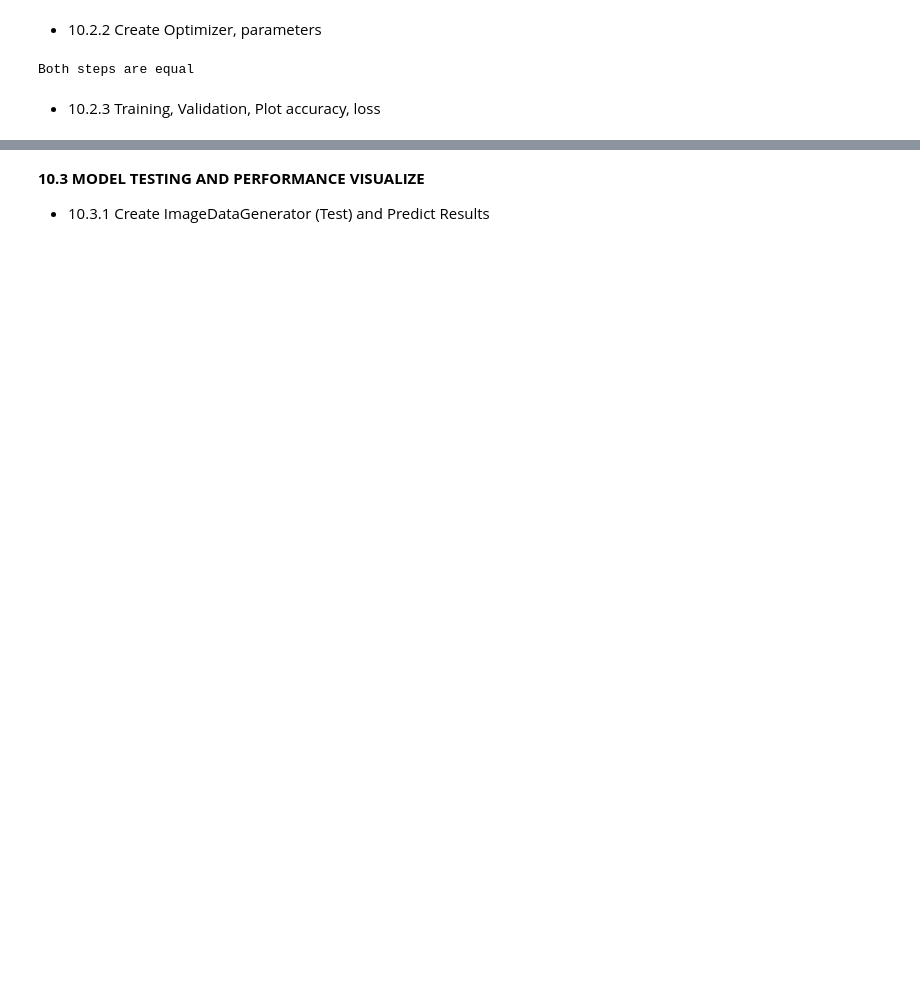
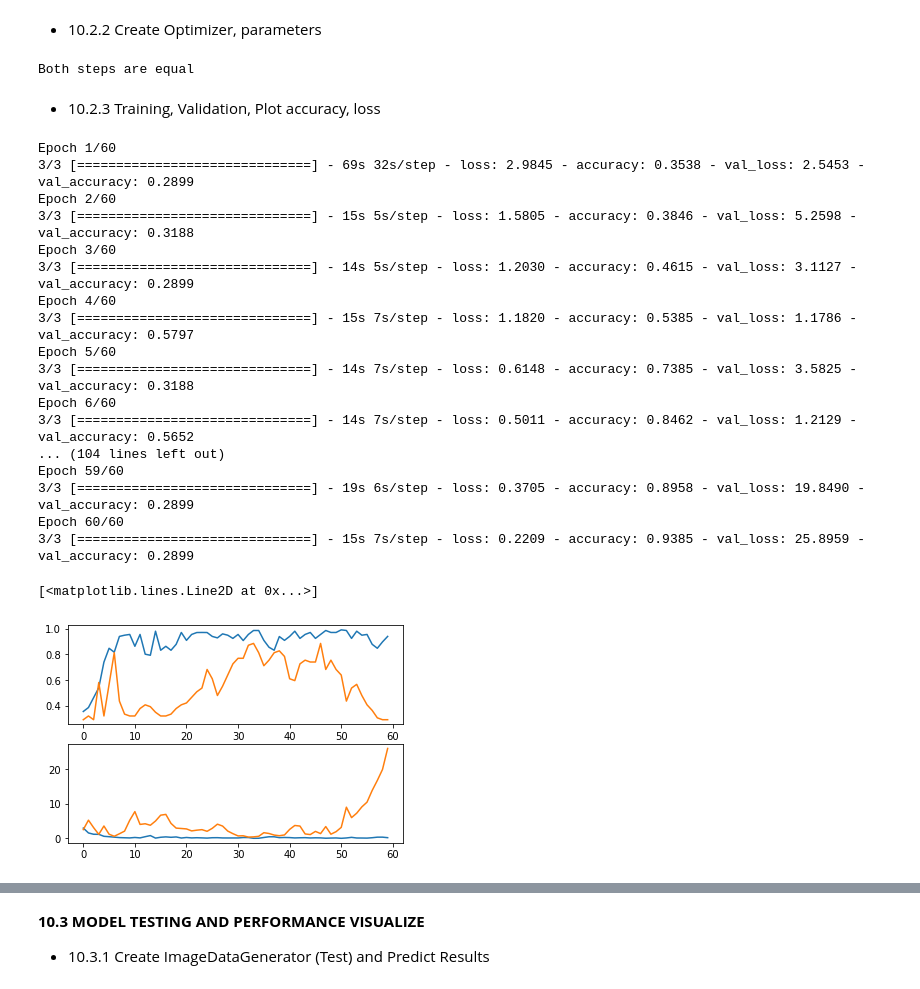
Before and after one commit to mrzombit/3D-SoftArch-Lab1, a Jupyter notebook: Activity/Activity#10/Lab10.ipynb, the cells around one changed output, grey strips where cells are left out. Cells and saved outputs as stored; diff of their text form; code cells hidden in the pictures; blank space fills up the shorter version.

```diff
--- a/Activity/Activity#10/Lab10.ipynb
+++ b/Activity/Activity#10/Lab10.ipynb
@@ -126,4 +131,32 @@ else :
 Both steps are equal
 # %% [markdown]
 - 10.2.3 Training, Validation, Plot accuracy, loss
+# %%
+EP = 60; # Number of Epoches
+history = model.fit(train_generator,
+                    steps_per_epoch = step_size_train,
+                    validation_data = val_generator,
+                    validation_steps = step_size_val,
+                    epochs = EP,
+                    verbose = 1)
+# %% [output]
+Epoch 1/60
+3/3 [==============================] - 69s 32s/step - loss: 2.9845 - accuracy: 0.3538 - val_loss: 2.5453 - val_accuracy: 0.2899
+Epoch 2/60
+3/3 [==============================] - 15s 5s/step - loss: 1.5805 - accuracy: 0.3846 - val_loss: 5.2598 - val_accuracy: 0.3188
+Epoch 3/60
+3/3 [==============================] - 14s 5s/step - loss: 1.2030 - accuracy: 0.4615 - val_loss: 3.1127 - val_accuracy: 0.2899
+Epoch 4/60
+3/3 [==============================] - 15s 7s/step - loss: 1.1820 - accuracy: 0.5385 - val_loss: 1.1786 - val_accuracy: 0.5797
+Epoch 5/60
+3/3 [==============================] - 14s 7s/step - loss: 0.6148 - accuracy: 0.7385 - val_loss: 3.5825 - val_accuracy: 0.3188
+Epoch 6/60
+3/3 [==============================] - 14s 7s/step - loss: 0.5011 - accuracy: 0.8462 - val_loss: 1.2129 - val_accuracy: 0.5652
+... (104 lines left out)
+Epoch 59/60
+3/3 [==============================] - 19s 6s/step - loss: 0.3705 - accuracy: 0.8958 - val_loss: 19.8490 - val_accuracy: 0.2899
+Epoch 60/60
+3/3 [==============================] - 15s 7s/step - loss: 0.2209 - accuracy: 0.9385 - val_loss: 25.8959 - val_accuracy: 0.2899
+[<matplotlib.lines.Line2D at 0x...>]
+[figure, added]
 # %%
```
Also changed, not shown: parts of 7 cells of this notebook.
